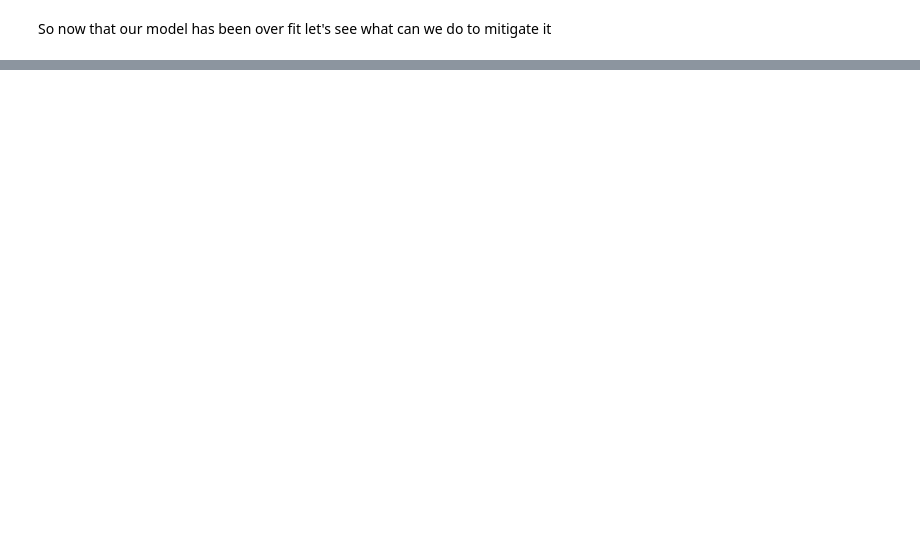
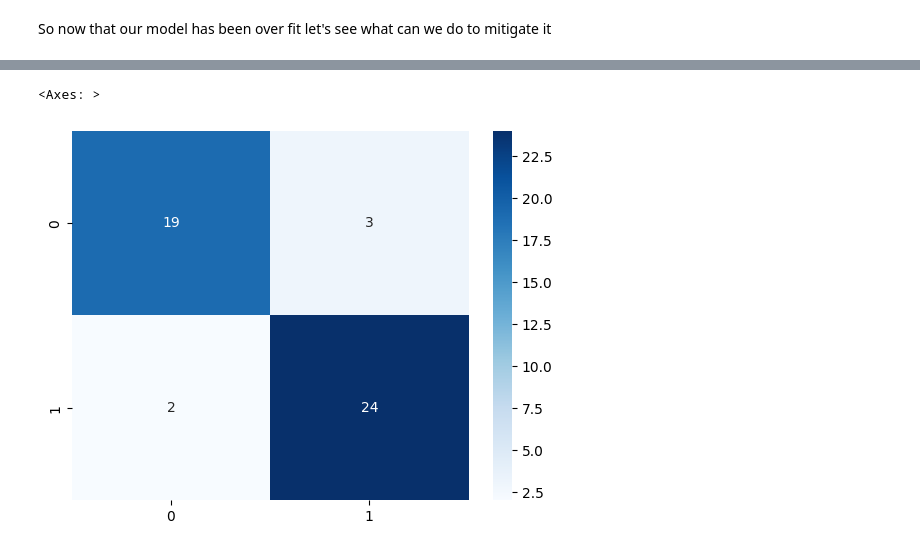
Before and after one commit to srikharshashi/learn-dl, a Jupyter notebook: dropout_reg.ipynb, the cells around one changed output, grey strips where cells are left out. Drawn from its saved outputs; the diff is of its cells as text; code cells hidden in the pictures; blank space fills up the shorter version.

```diff
--- a/dropout_reg.ipynb
+++ b/dropout_reg.ipynb
@@ -108,14 +137,14 @@ X_train.shape,X_test.shape,y_test.shape,y_train.shape
 # %%
-model=keras.Sequential(
-    [
-        keras.layers.Input(shape=(60,)),
-        keras.layers.Dense(60,activation='relu'),
-        keras.layers.Dense(30,activation='relu'),
-        keras.layers.Dense(15,activation='relu'),
-        keras.layers.Dense(1,activation='sigmoid'),
-    ]
-)
+# model=keras.Sequential(
+#     [
+#         keras.layers.Input(shape=(60,)),
+#         keras.layers.Dense(60,activation='relu'),
+#         keras.layers.Dense(30,activation='relu'),
+#         keras.layers.Dense(15,activation='relu'),
+#         keras.layers.Dense(1,activation='sigmoid'),
+#     ]
+# )
 
-model.compile(loss='binary_crossentropy',optimizer="adam",metrics=['accuracy'])
+# model.compile(loss='binary_crossentropy',optimizer="adam",metrics=['accuracy'])
 
-model.fit(X_train,y_train,epochs=100,batch_size=8)
+# model.fit(X_train,y_train,epochs=100,batch_size=8)
@@ -205,18 +163,18 @@ So now that our model has been over fit let's see what can we do to mitigate it
 # %%
 model2=keras.Sequential(
     [
-        keras.layers.Input(shape=(60,)),
-        keras.layers.Dense(60,activation='relu'),
-        keras.layers.Dropout(0.4),
-        keras.layers.Dense(30,activation='relu'),
-        keras.layers.Dropout(0.4),
-        keras.layers.Dense(15,activation='relu'),
-        keras.layers.Dropout(0.4),
+        keras.layers.Input(shape=(40,)),
+        keras.layers.Dense(40,activation='relu'),
+        keras.layers.Dropout(0.5),
+        keras.layers.Dense(20,activation='relu'),
+        keras.layers.Dropout(0.5),
+        keras.layers.Dense(10,activation='relu'),
+        keras.layers.Dropout(0.5),
         keras.layers.Dense(1,activation='sigmoid'),
     ]
 )
-
-model2.compile(loss='binary_crossentropy',optimizer="adam",metrics=['accuracy'])
+opt = keras.optimizers.Adam(learning_rate=0.001)
+model2.compile(loss='binary_crossentropy',optimizer=opt,metrics=['accuracy'])
 
 model2.fit(X_train,y_train,epochs=100,batch_size=8)
 # %% [output]
@@ -248,0 +240,8 @@ y_pred2
+# %%
+y_pred= list(map(lambda val: 0 if val<0.5  else 1,y_pred2))
+# %%
+cm = confusion_matrix(y_test, y_pred)
+sns.heatmap(cm, annot=True, cmap='Blues', fmt='g')
+# %% [output]
+<Axes: >
+[figure, added]
```
Also changed, not shown: parts of 23 cells of this notebook.
